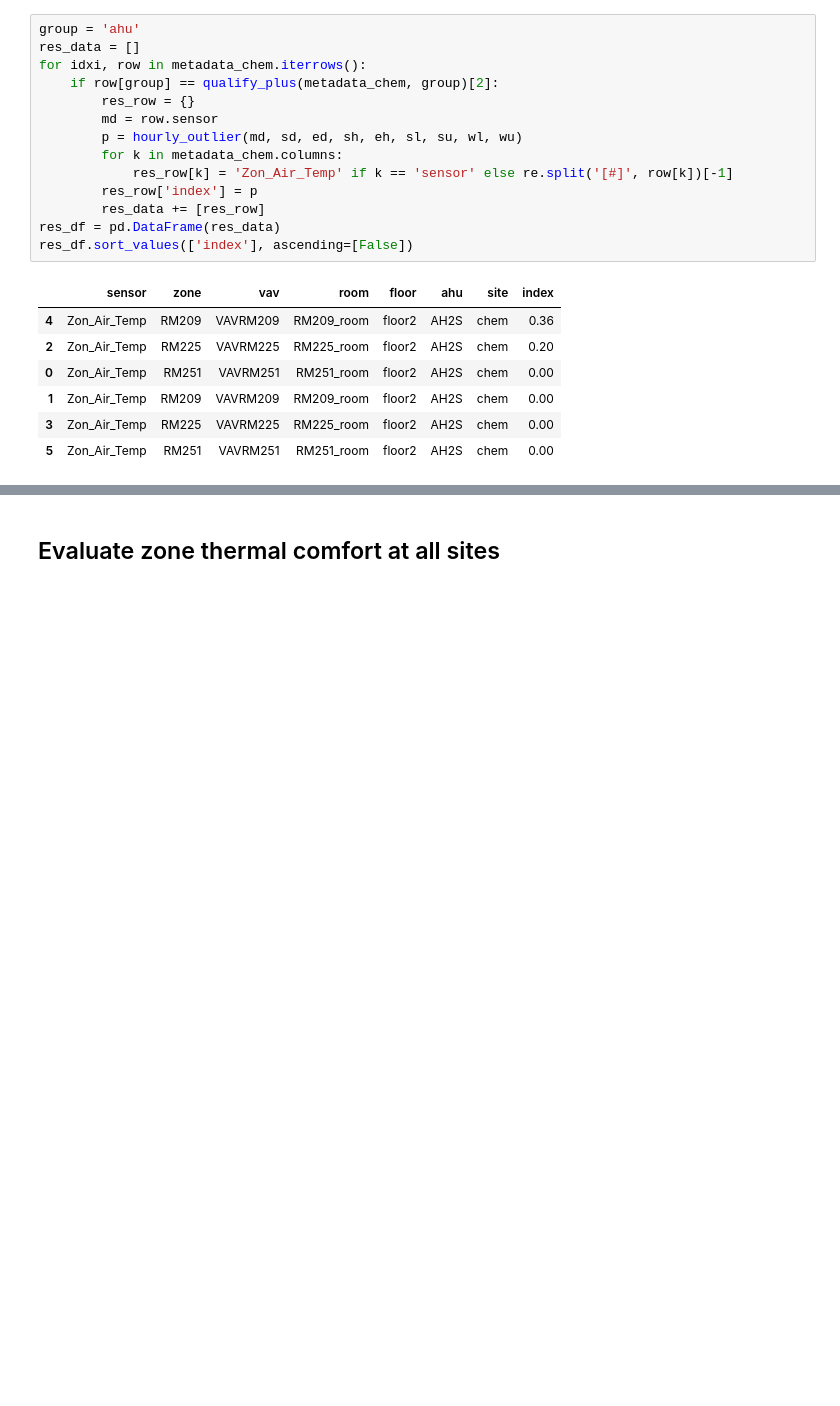
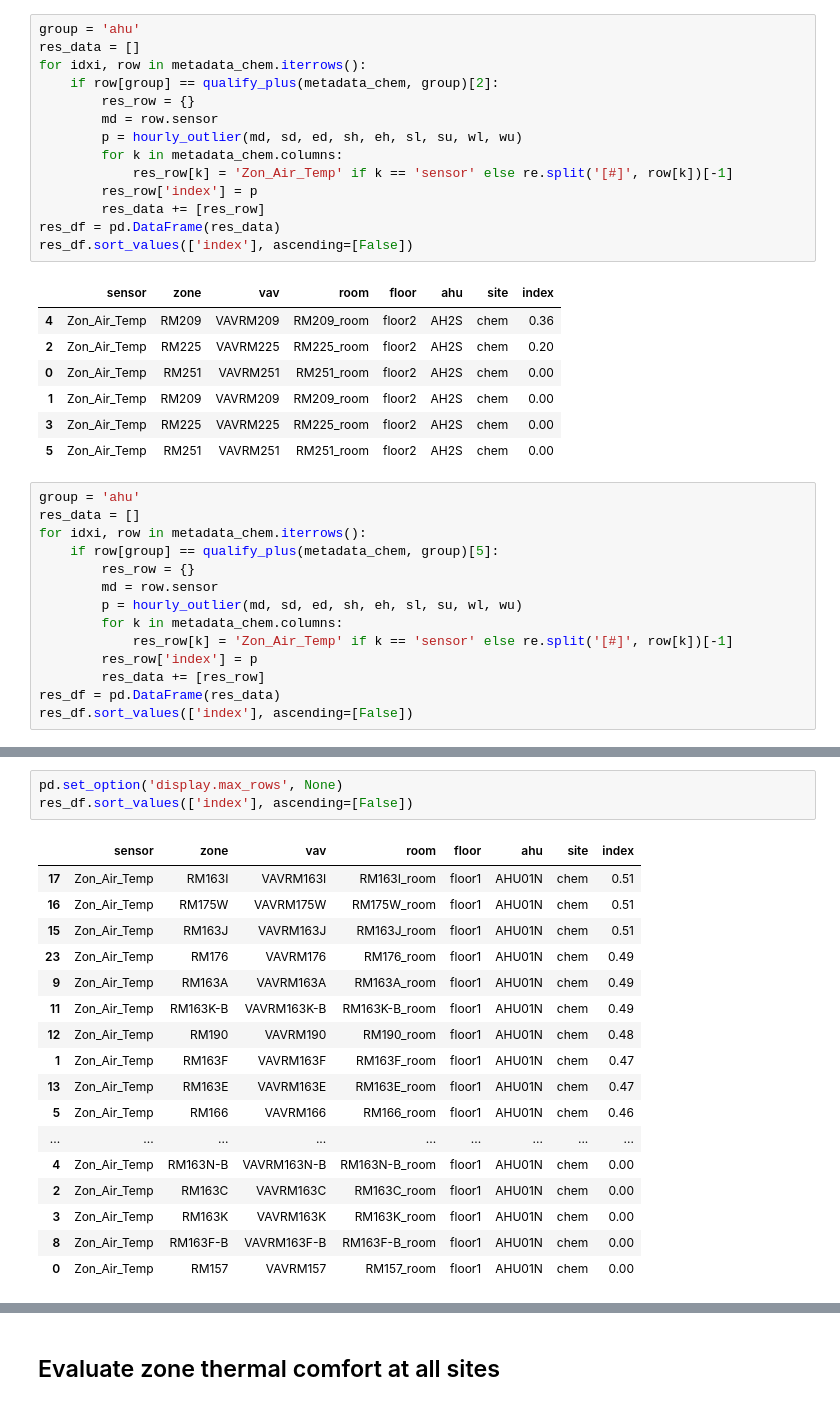
Before and after one commit to ruijis/mortardata_comfort_evaluation, a Jupyter notebook: demo.ipynb, the cells around one changed output, grey strips where cells are left out. Drawn from its saved outputs; the diff is of its cells as text; blank space fills up the shorter version.

```diff
--- a/demo.ipynb
+++ b/demo.ipynb
@@ -233,3 +270,17 @@ res_df.sort_values(['index'], ascending=[False])
 | 1 | Zon_Air_Temp | RM209 | VAVRM209 | RM209_room | floor2 | AH2S | chem | 0.00 |
 | 3 | Zon_Air_Temp | RM225 | VAVRM225 | RM225_room | floor2 | AH2S | chem | 0.00 |
 | 5 | Zon_Air_Temp | RM251 | VAVRM251 | RM251_room | floor2 | AH2S | chem | 0.00 |
+# %%
+group = 'ahu'
+res_data = []
+for idxi, row in metadata_chem.iterrows():
+    if row[group] == qualify_plus(metadata_chem, group)[5]:
+        res_row = {}
+        md = row.sensor
+        p = hourly_outlier(md, sd, ed, sh, eh, sl, su, wl, wu)
+        for k in metadata_chem.columns:
+            res_row[k] = 'Zon_Air_Temp' if k == 'sensor' else re.split('[#]', row[k])[-1]
+        res_row['index'] = p
+        res_data += [res_row]
+res_df = pd.DataFrame(res_data)
+res_df.sort_values(['index'], ascending=[False])
@@ -235,0 +301,21 @@ res_df.sort_values(['index'], ascending=[False])
+# %%
+pd.set_option('display.max_rows', None)
+res_df.sort_values(['index'], ascending=[False])
+# %% [output]
+|  | sensor | zone | vav | room | floor | ahu | site | index |
+| 17 | Zon_Air_Temp | RM163I | VAVRM163I | RM163I_room | floor1 | AHU01N | chem | 0.51 |
+| 16 | Zon_Air_Temp | RM175W | VAVRM175W | RM175W_room | floor1 | AHU01N | chem | 0.51 |
+| 15 | Zon_Air_Temp | RM163J | VAVRM163J | RM163J_room | floor1 | AHU01N | chem | 0.51 |
+| 23 | Zon_Air_Temp | RM176 | VAVRM176 | RM176_room | floor1 | AHU01N | chem | 0.49 |
+| 9 | Zon_Air_Temp | RM163A | VAVRM163A | RM163A_room | floor1 | AHU01N | chem | 0.49 |
+| 11 | Zon_Air_Temp | RM163K-B | VAVRM163K-B | RM163K-B_room | floor1 | AHU01N | chem | 0.49 |
+| 12 | Zon_Air_Temp | RM190 | VAVRM190 | RM190_room | floor1 | AHU01N | chem | 0.48 |
+| 1 | Zon_Air_Temp | RM163F | VAVRM163F | RM163F_room | floor1 | AHU01N | chem | 0.47 |
+| 13 | Zon_Air_Temp | RM163E | VAVRM163E | RM163E_room | floor1 | AHU01N | chem | 0.47 |
+| 5 | Zon_Air_Temp | RM166 | VAVRM166 | RM166_room | floor1 | AHU01N | chem | 0.46 |
+| ... | ... | ... | ... | ... | ... | ... | ... | ... |
+| 4 | Zon_Air_Temp | RM163N-B | VAVRM163N-B | RM163N-B_room | floor1 | AHU01N | chem | 0.00 |
+| 2 | Zon_Air_Temp | RM163C | VAVRM163C | RM163C_room | floor1 | AHU01N | chem | 0.00 |
+| 3 | Zon_Air_Temp | RM163K | VAVRM163K | RM163K_room | floor1 | AHU01N | chem | 0.00 |
+| 8 | Zon_Air_Temp | RM163F-B | VAVRM163F-B | RM163F-B_room | floor1 | AHU01N | chem | 0.00 |
+| 0 | Zon_Air_Temp | RM157 | VAVRM157 | RM157_room | floor1 | AHU01N | chem | 0.00 |
```
Also changed, not shown: parts of 16 cells of this notebook.
